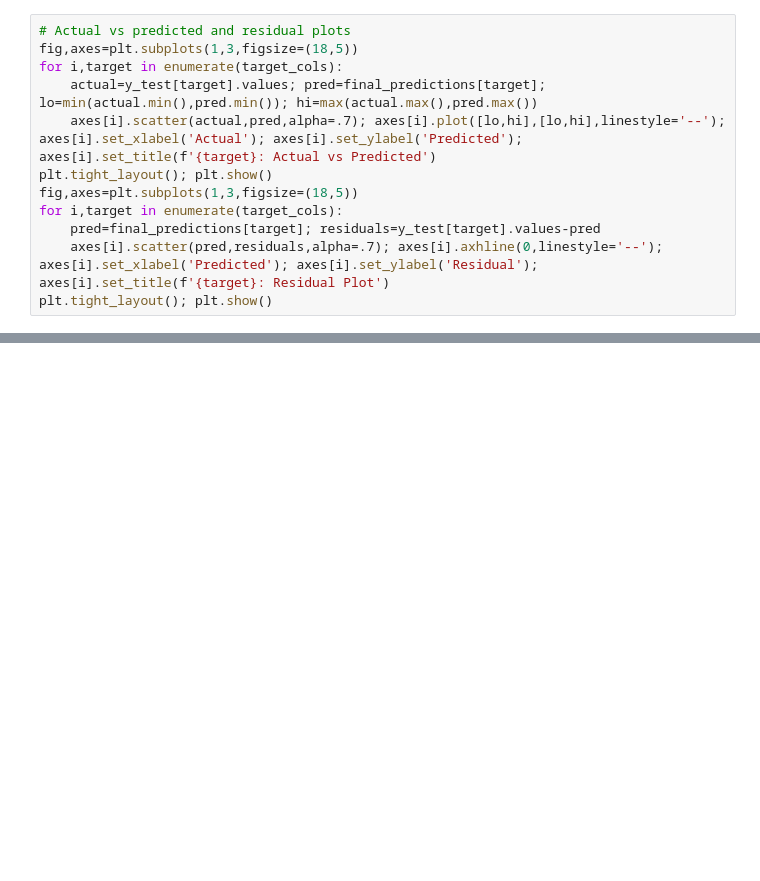
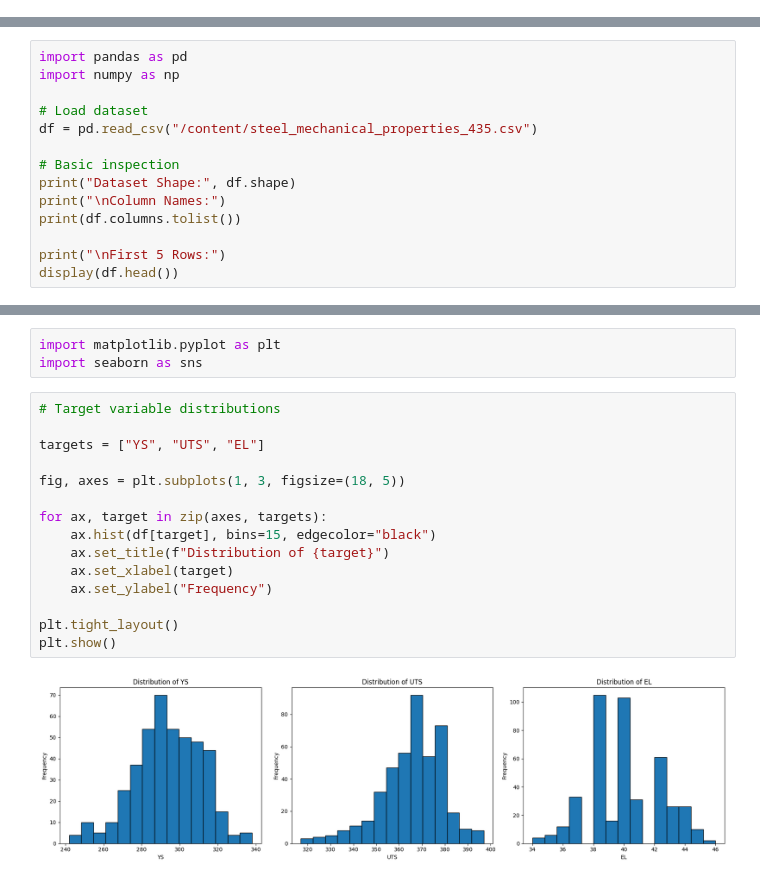
Before and after one commit to Aks-svg/steel-mechanical-properties-ml, a Jupyter notebook: notebooks/steel_mechanical_properties_ML.ipynb, the cells around one changed output, grey strips where cells are left out. Drawn from its saved outputs; the diff is of its cells as text; blank space fills up the shorter version.

Commit message:
Restore executed notebook outputs and plots

```diff
--- a/notebooks/steel_mechanical_properties_ML.ipynb
+++ b/notebooks/steel_mechanical_properties_ML.ipynb
@@ -173,12 +0,0 @@ for target in target_cols:
-# %%
-# Actual vs predicted and residual plots
-fig,axes=plt.subplots(1,3,figsize=(18,5))
-for i,target in enumerate(target_cols):
-    actual=y_test[target].values; pred=final_predictions[target]; lo=min(actual.min(),pred.min()); hi=max(actual.max(),pred.max())
-    axes[i].scatter(actual,pred,alpha=.7); axes[i].plot([lo,hi],[lo,hi],linestyle='--'); axes[i].set_xlabel('Actual'); axes[i].set_ylabel('Predicted'); axes[i].set_title(f'{target}: Actual vs Predicted')
-plt.tight_layout(); plt.show()
-fig,axes=plt.subplots(1,3,figsize=(18,5))
-for i,target in enumerate(target_cols):
-    pred=final_predictions[target]; residuals=y_test[target].values-pred
-    axes[i].scatter(pred,residuals,alpha=.7); axes[i].axhline(0,linestyle='--'); axes[i].set_xlabel('Predicted'); axes[i].set_ylabel('Residual'); axes[i].set_title(f'{target}: Residual Plot')
-plt.tight_layout(); plt.show()
@@ -192,0 +1,14 @@ The dataset does not support an honest 0.85–0.95 held-out R² with the availab
+# %%
+import pandas as pd
+import numpy as np
+
+# Load dataset
+df = pd.read_csv("/content/steel_mechanical_properties_435.csv")
+
+# Basic inspection
+print("Dataset Shape:", df.shape)
+print("\nColumn Names:")
+print(df.columns.tolist())
+
+print("\nFirst 5 Rows:")
+display(df.head())
@@ -192,0 +111,20 @@ The dataset does not support an honest 0.85–0.95 held-out R² with the availab
+# %%
+import matplotlib.pyplot as plt
+import seaborn as sns
+# %%
+# Target variable distributions
+
+targets = ["YS", "UTS", "EL"]
+
+fig, axes = plt.subplots(1, 3, figsize=(18, 5))
+
+for ax, target in zip(axes, targets):
+    ax.hist(df[target], bins=15, edgecolor="black")
+    ax.set_title(f"Distribution of {target}")
+    ax.set_xlabel(target)
+    ax.set_ylabel("Frequency")
+
+plt.tight_layout()
+plt.show()
+# %% [output]
+[figure, added]
```
Also changed, not shown: parts of 59 cells of this notebook.
